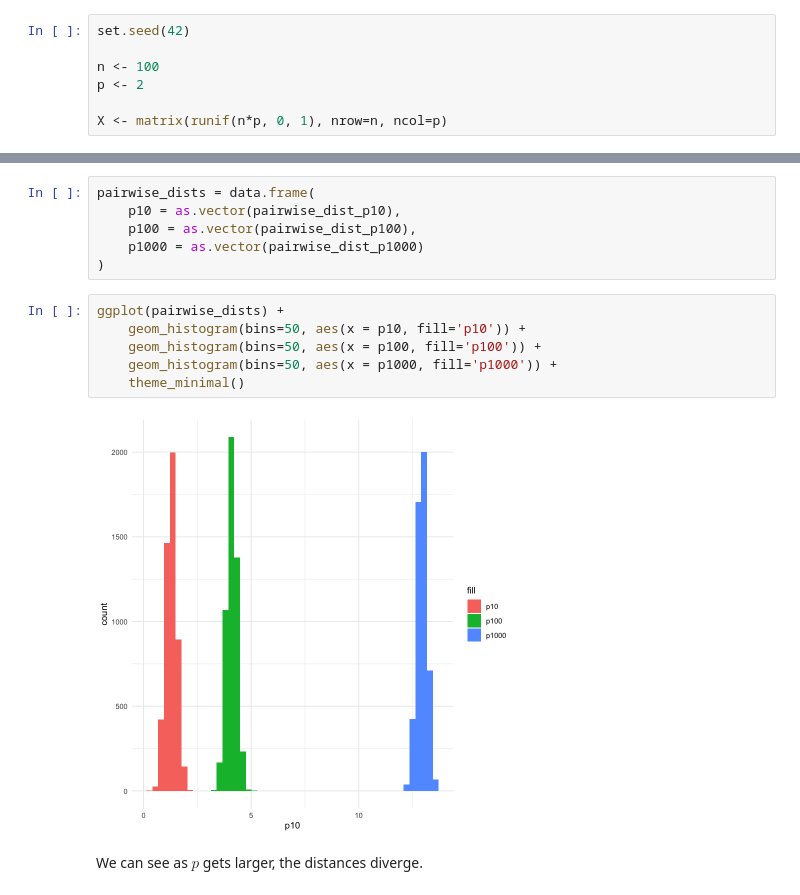
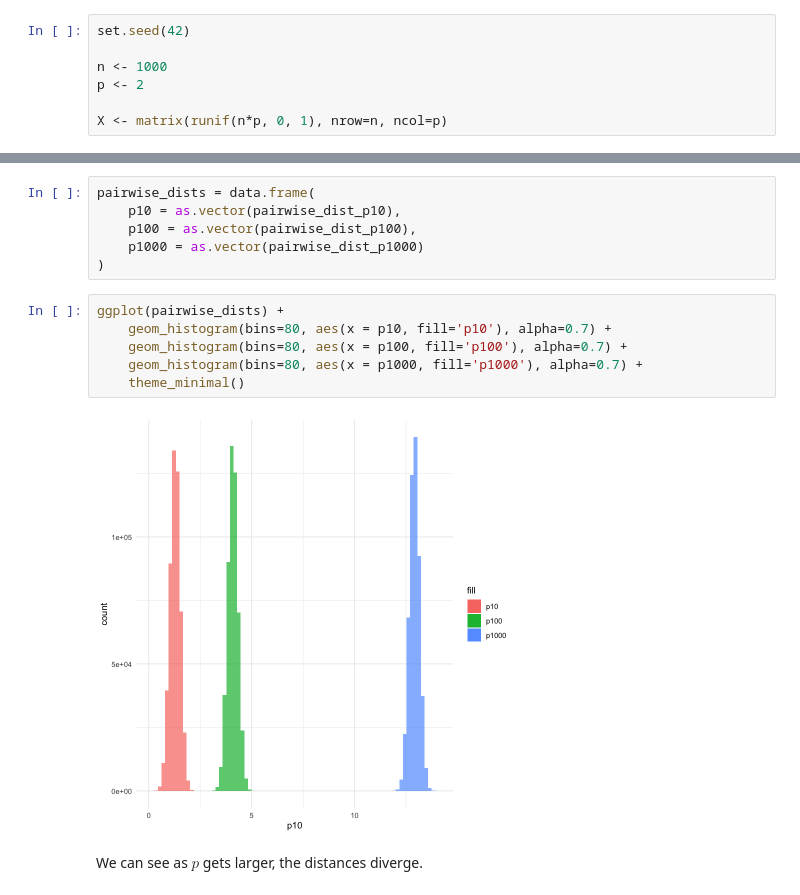
Before and after one commit to jreaso/hds-practicals, a Jupyter notebook: practical-1.ipynb, the cells around one changed output, grey strips where cells are left out. Drawn from its saved outputs; the diff is of its cells as text.

```diff
--- a/practical-1.ipynb
+++ b/practical-1.ipynb
@@ -9,7 +11,7 @@ Consider a high dimensional problem with $n$ observations $\boldsymbol{X}_1, \ld
 # %%
 set.seed(42)
 
-n <- 100
+n <- 1000
 p <- 2
 
 X <- matrix(runif(n*p, 0, 1), nrow=n, ncol=p)
@@ -73,12 +75,12 @@ pairwise_dists = data.frame(
 )
 # %%
 ggplot(pairwise_dists) +
-    geom_histogram(bins=50, aes(x = p10, fill='p10')) +
-    geom_histogram(bins=50, aes(x = p100, fill='p100')) +
-    geom_histogram(bins=50, aes(x = p1000, fill='p1000')) +
+    geom_histogram(bins=80, aes(x = p10, fill='p10'), alpha=0.7) +
+    geom_histogram(bins=80, aes(x = p100, fill='p100'), alpha=0.7) +
+    geom_histogram(bins=80, aes(x = p1000, fill='p1000'), alpha=0.7) +
     theme_minimal()
 # %% [output]
-[figure, old version]
+[figure, new version]
 # %% [markdown]
 We can see as $p$ gets larger, the distances diverge.
 # %% [markdown]
```
Also changed, not shown: parts of 32 cells of this notebook.
